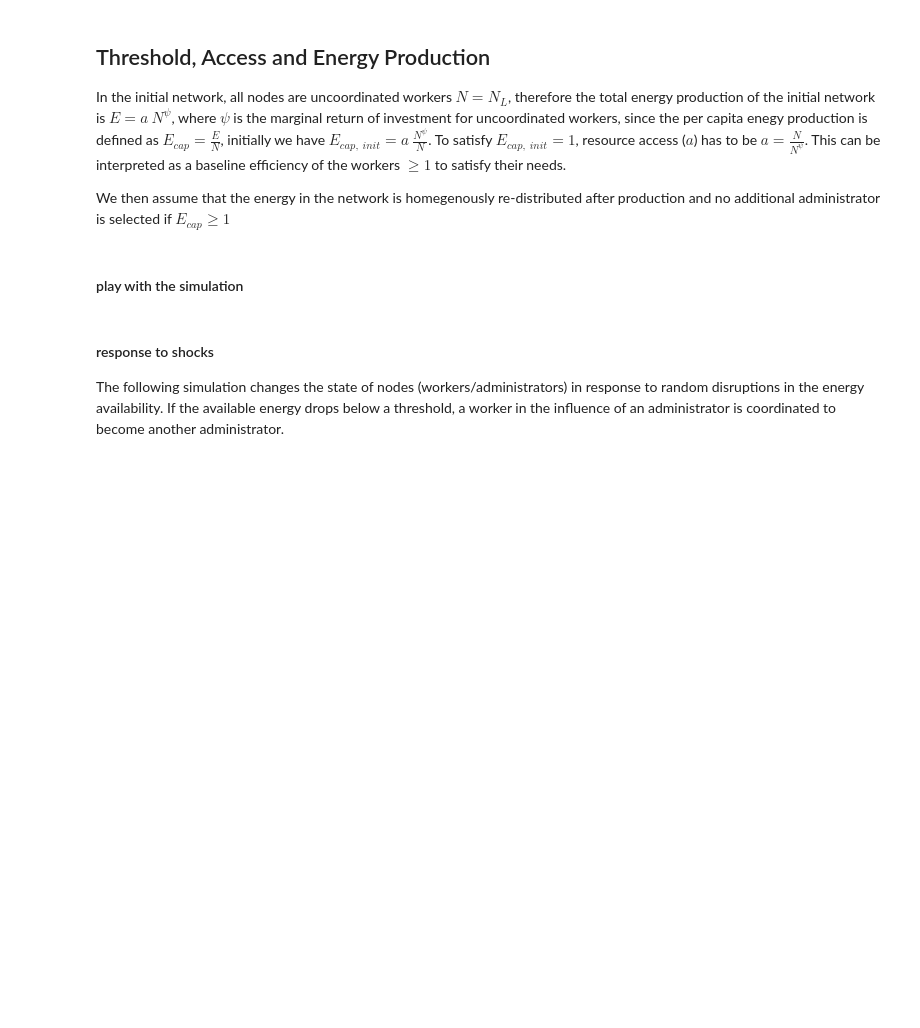
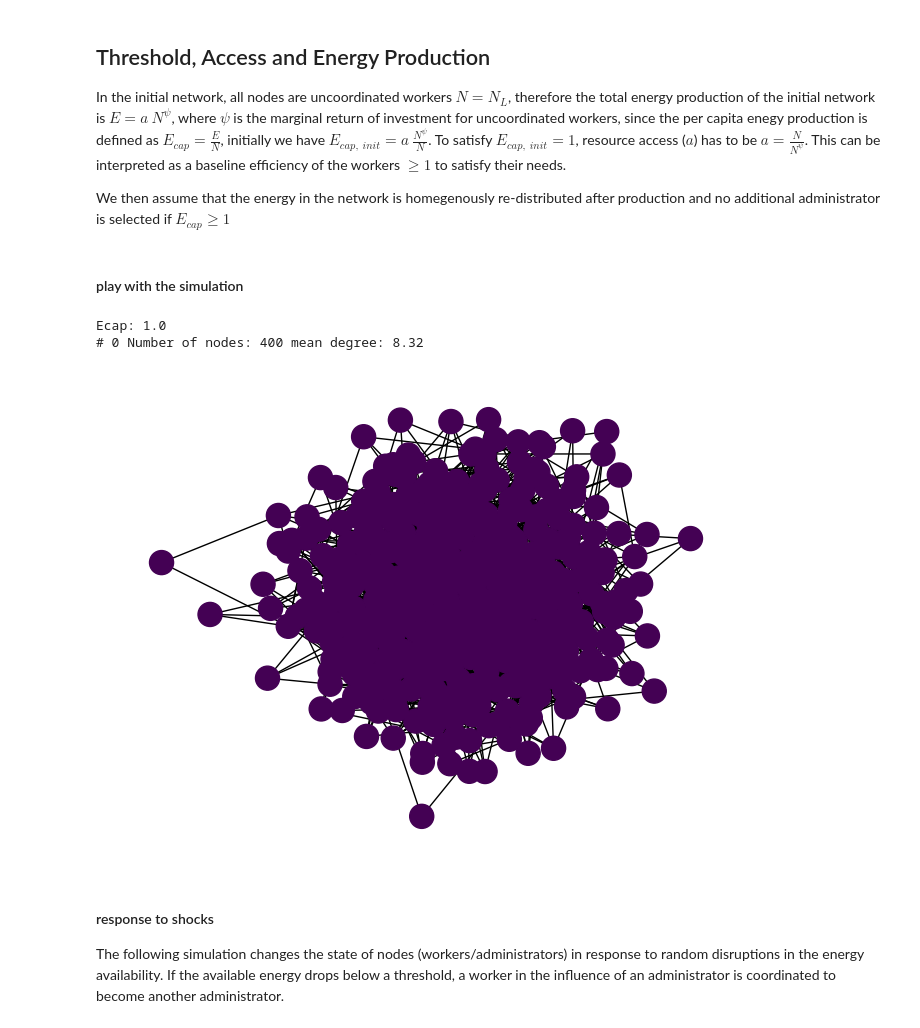
Before and after one commit to flo-schu/Tainter, a Jupyter notebook: scripts/analysis.ipynb, the cells around one changed output. Saved outputs shown, nothing was run; the diff lists cells and outputs as text; code cells hidden in the pictures; blank space fills up the shorter version.

```diff
--- a/scripts/analysis.ipynb
+++ b/scripts/analysis.ipynb
@@ -49,10 +49,10 @@ max_runtime = 10000
 # simulation parameters (for all figures)
 network="erdos"
 network_size = 400
-link_probability_between_nodes = 0.02
-mri_of_laborers = 0.75
-mri_of_coordinated_laborers = 0.75
-efficiency_of_coordinated_laborers = 1.05
+rho = 0.02
+elasticity_l = 0.75
+elasticity_c = 0.75
+productivity_c = 1.05
 shock_alpha = 15
 shock_beta = 1
 
@@ -75,34 +75,38 @@ par_scan_output = f"{data}/parameter_analysis/"
 # %%
 N_coordinated_workers = 10
 t = 0
-access = calculate_initial_resource_access(network_size, mri_of_laborers)
-A, L, Lc, positions, E_cap, tmax, ainit, A_exp, L_exp, Lc_exp, Admin = tm.init(
+access = calculate_initial_resource_access(network_size, elasticity_l)
+A, L, C, positions, E_cap, tmax, ainit, A_exp, L_exp, C_exp, Admin = tm.init(
     N=network_size,
     a=access,
-    elast_l=mri_of_laborers,
-    elast_lc=mri_of_coordinated_laborers,
-    eff_lc=efficiency_of_coordinated_laborers,
+    elasticity_l=elasticity_l,
+    elasticity_c=elasticity_c,
+    productivity_c=productivity_c,
     tmax=max_runtime
 )
 G = tm.construct_network(
     network=network,
     N=network_size,
-    p=link_probability_between_nodes
+    p=rho
 )
 
 ecap = tm.energy_out_capita(
     a=access,
     L=L,
-    Lc=Lc,
-    elast_l=mri_of_laborers,
-    elast_lc=mri_of_coordinated_laborers,
-    eff_lc=efficiency_of_coordinated_laborers,
+    C=C,
+    elasticity_l=elasticity_l,
+    elasticity_c=elasticity_c,
+    productivity_c=productivity_c,
     N=network_size
 )
 
 
 print(f"Ecap: {round(ecap,2)}")
-tm.print_graph(t, A, Lc, L, G, positions, network_size)
+tm.print_graph(t, A, C, L, G, positions, network_size)
+# %% [output]
+Ecap: 1.0
+# 0 Number of nodes: 400 mean degree: 8.32
+[figure, added]
 # %% [markdown]
 #### response to shocks
 
```
Also changed, not shown: parts of 6 cells of this notebook, 5 other files.
